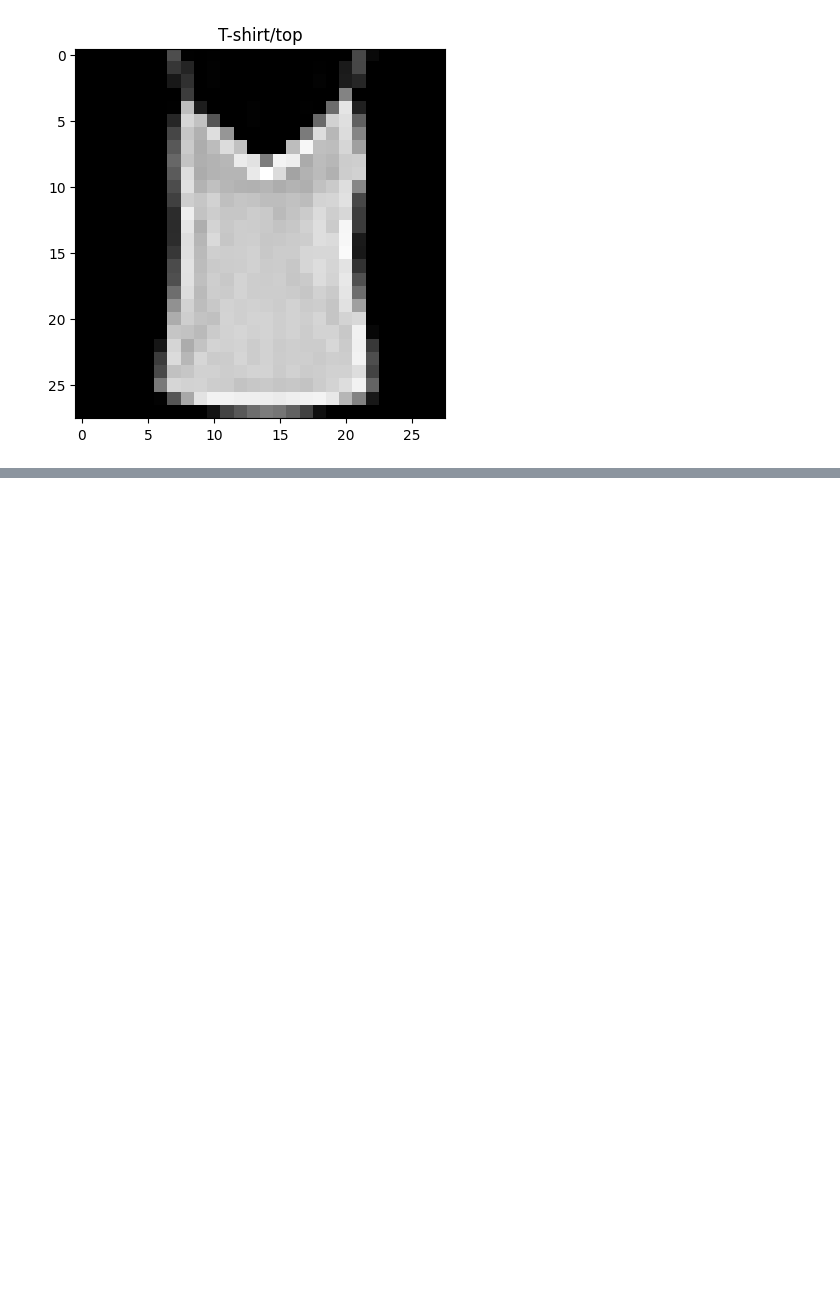
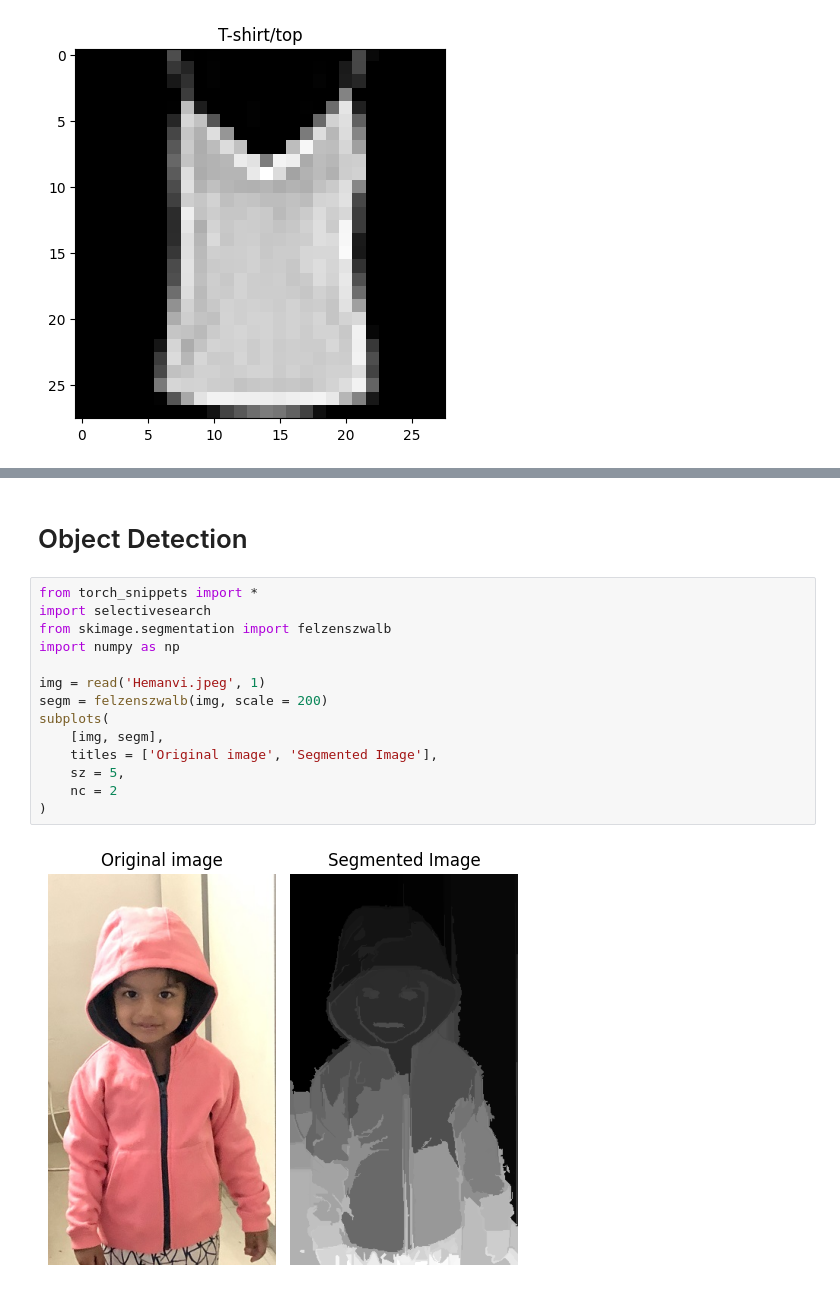
Before and after one commit to RandomSci/Computer-Vision, a Jupyter notebook: with_torch.ipynb, the cells around one changed output, grey strips where cells are left out. Saved outputs shown, nothing was run; the diff lists cells and outputs as text; blank space fills up the shorter version.

```diff
--- a/with_torch.ipynb
+++ b/with_torch.ipynb
@@ -197,0 +320,18 @@ for i in range(1, 11):
+# %% [markdown]
+<h1>Object Detection</h1>
+# %%
+from torch_snippets import *
+import selectivesearch
+from skimage.segmentation import felzenszwalb
+import numpy as np
+
+img = read('Hemanvi.jpeg', 1)
+segm = felzenszwalb(img, scale = 200)
+subplots(
+    [img, segm],
+    titles = ['Original image', 'Segmented Image'],
+    sz = 5,
+    nc = 2
+)
+# %% [output]
+[figure, added]
```
Also changed, not shown: parts of 4 cells of this notebook, 53 other files.
